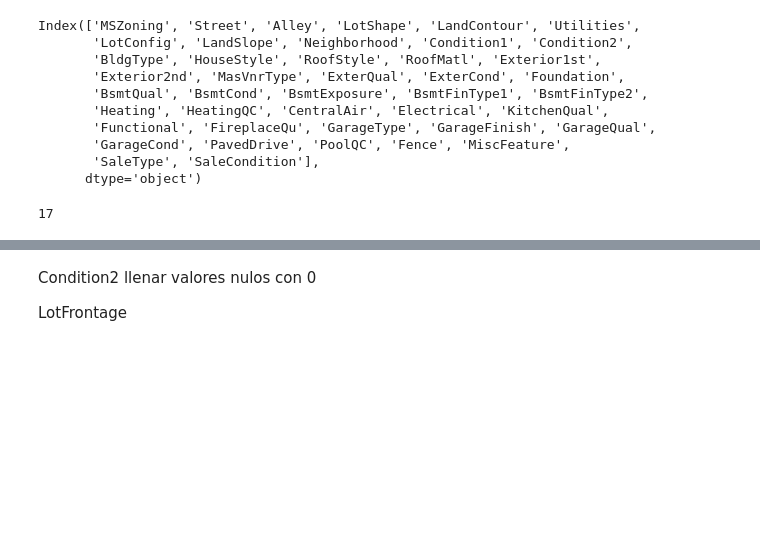
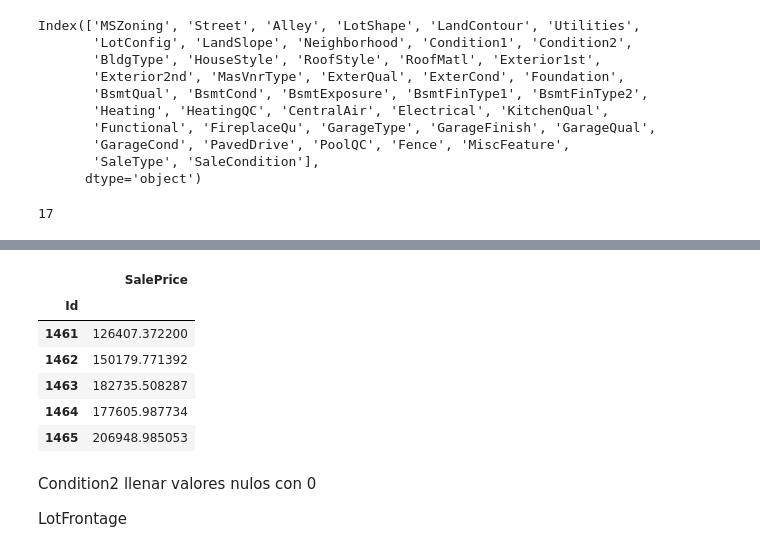
Before and after one commit to danieldhats7/Advanced_Regression_Techniques, a Jupyter notebook: notebooks/02_One-hot.ipynb, the cells around one changed output, grey strips where cells are left out. Drawn from its saved outputs; the diff is of its cells as text; code cells hidden in the pictures; blank space fills up the shorter version.

```diff
--- a/notebooks/02_One-hot.ipynb
+++ b/notebooks/02_One-hot.ipynb
@@ -80,3 +234,25 @@ len(col_fil_NA) + len(col_fill_0)
+# %%
+test_oh = pd.DataFrame(oh_encoder.transform(test[oh_cols]).toarray())
+# %%
+test.drop(oh_cols, axis=1, inplace=True)
+# %%
+X_test = pd.concat([test,test_oh], join='inner', axis=1)
+# %%
+X_test.drop('Id', axis=1, inplace=True)
+# %%
+predict = pd.DataFrame(rank_estimator.predict(X_test), columns=['SalePrice'])
+predict['Id'] = index=pred_example.Id
+predict = predict.set_index('Id')
+predict.to_csv('../out/one-hot.csv')
+predict.head()
+# %% [output]
+|  | SalePrice |
+| Id |  |
+| 1461 | 126407.372200 |
+| 1462 | 150179.771392 |
+| 1463 | 182735.508287 |
+| 1464 | 177605.987734 |
+| 1465 | 206948.985053 |
 # %% [markdown]
 Condition2 llenar valores nulos con 0
 
```
Also changed, not shown: parts of 26 cells of this notebook, 1 other file.
